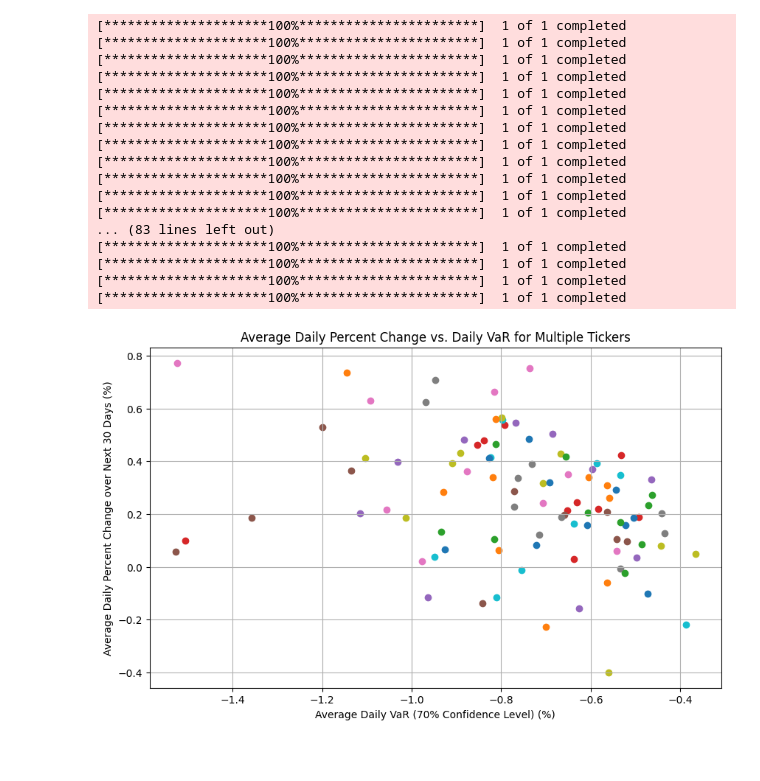
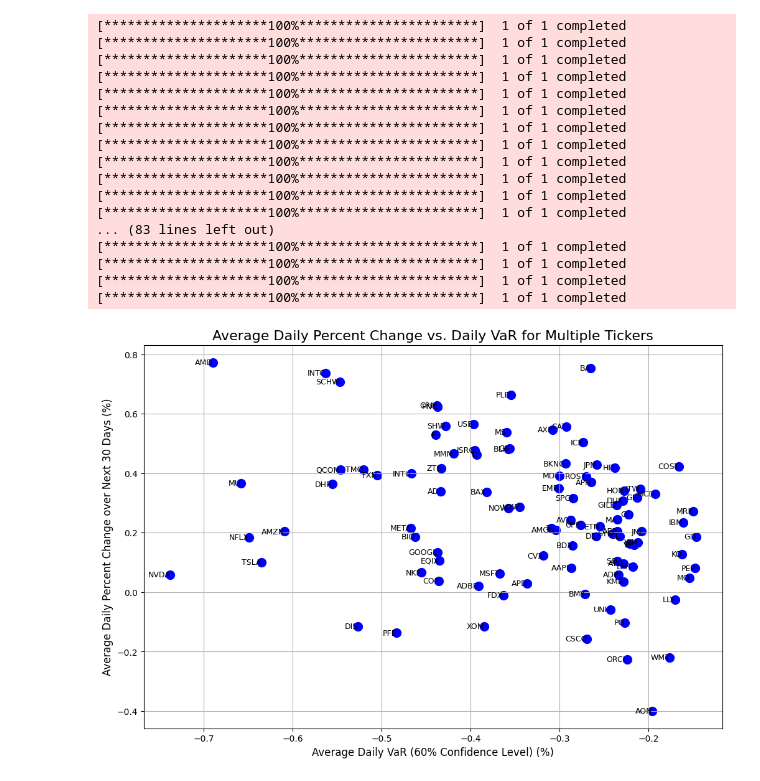
Before and after one commit to arsunke/SPARTA-stock-risk-tool, a Jupyter notebook: vartest.ipynb, the cells around one changed output. Saved outputs shown, nothing was run; the diff lists cells and outputs as text; code cells hidden in the pictures.

```diff
--- a/vartest.ipynb
+++ b/vartest.ipynb
@@ -15,7 +15,7 @@ tickers = ['AAPL', 'MSFT', 'GOOGL', 'TSLA', 'AMZN', 'NVDA', 'META', 'JNJ', 'JPM'
            'ROST', 'AON', 'ITW', 'GD', 'SHW', 'EQIX', 'APD', 'APH', 'ATO', 'AVY', 'BAX', 'BIO']
 start_date = "2022-01-01"
 end_date = "2024-01-01"
-confidence_level = 0.7  # VaR confidence level (5th percentile)
+confidence_level = 0.6  # VaR confidence level (5th percentile)
 forward_days = 30  # Number of forward days to calculate rolling daily VaR
 
 # Initialize lists to store average values for each ticker
@@ -36,51 +36,56 @@ for ticker in tickers:
     for day in range(forward_days):
         # Define the end date for each rolling 2-year window
         window_end_date = pd.to_datetime(end_date) + timedelta(days=day + 1)
-        window_start_date = window_end_date - timedelta(days=2*365)  # 2-year look-back period
+        window_start_date = window_end_date - timedelta(days=2 * 365)  # 2-year look-back period
 
         # Filter data for the rolling 2-year window
         rolling_data = daily_returns[(daily_returns.index >= window_start_date) & (daily_returns.index <= window_end_date)]
 
         # Calculate the 1-day VaR at the specified confidence level
         if not rolling_data.empty:
-            var_1_day = np.percentile(rolling_data, (1-confidence_level) * 100)
+            var_1_day = np.percentile(rolling_data, (1 - confidence_level) * 100)
             daily_vars.append(var_1_day)
 
     # Calculate the average of these daily VaR values over the 30-day forward period
     average_daily_var = np.mean(daily_vars)
     average_daily_vars.append(average_daily_var * 100)  # Convert to percentage
 
     # Calculate the average daily percent change over the next 30 days
     average_daily_return_30_days = daily_returns[-30:].mean() * 100  # Convert to percentage
     average_daily_changes.append(average_daily_return_30_days)
 
-# Plotting for multiple tickers without a legend
-plt.figure(figsize=(10, 6))
+# Plotting for multiple tickers with labels
+plt.figure(figsize=(12, 8))
 for i in range(len(tickers)):
-    # Plot a single point per ticker without a legend
-    plt.scatter(average_daily_vars[i], average_daily_changes[i])
+    # Plot a single point for each ticker
+    plt.scatter(average_daily_vars[i], average_daily_changes[i], color="blue", s=100)
+    # Add a label for each point
+    plt.text(average_daily_vars[i], average_daily_changes[i], tickers[i], fontsize=9, ha='right', va='center', color='black')
 
-plt.xlabel("Average Daily VaR (70% Confidence Level) (%)")
-plt.ylabel("Average Daily Percent Change over Next 30 Days (%)")
-plt.title("Average Daily Percent Change vs. Daily VaR for Multiple Tickers")
+# Customize the plot
+plt.xlabel("Average Daily VaR (60% Confidence Level) (%)", fontsize=12)
+plt.ylabel("Average Daily Percent Change over Next 30 Days (%)", fontsize=12)
+plt.title("Average Daily Percent Change vs. Daily VaR for Multiple Tickers", fontsize=16)
 plt.grid(True)
+
+# Show the plot
 plt.show()
 # %% [output]
 [*********************100%***********************]  1 of 1 completed
 [*********************100%***********************]  1 of 1 completed
 [*********************100%***********************]  1 of 1 completed
 [*********************100%***********************]  1 of 1 completed
 [*********************100%***********************]  1 of 1 completed
 [*********************100%***********************]  1 of 1 completed
 [*********************100%***********************]  1 of 1 completed
 [*********************100%***********************]  1 of 1 completed
 [*********************100%***********************]  1 of 1 completed
 [*********************100%***********************]  1 of 1 completed
 [*********************100%***********************]  1 of 1 completed
 [*********************100%***********************]  1 of 1 completed
 ... (83 lines left out)
 [*********************100%***********************]  1 of 1 completed
 [*********************100%***********************]  1 of 1 completed
 [*********************100%***********************]  1 of 1 completed
 [*********************100%***********************]  1 of 1 completed
-[figure, old version]
+[figure, new version]
```
Also changed, not shown: 2 other files.
